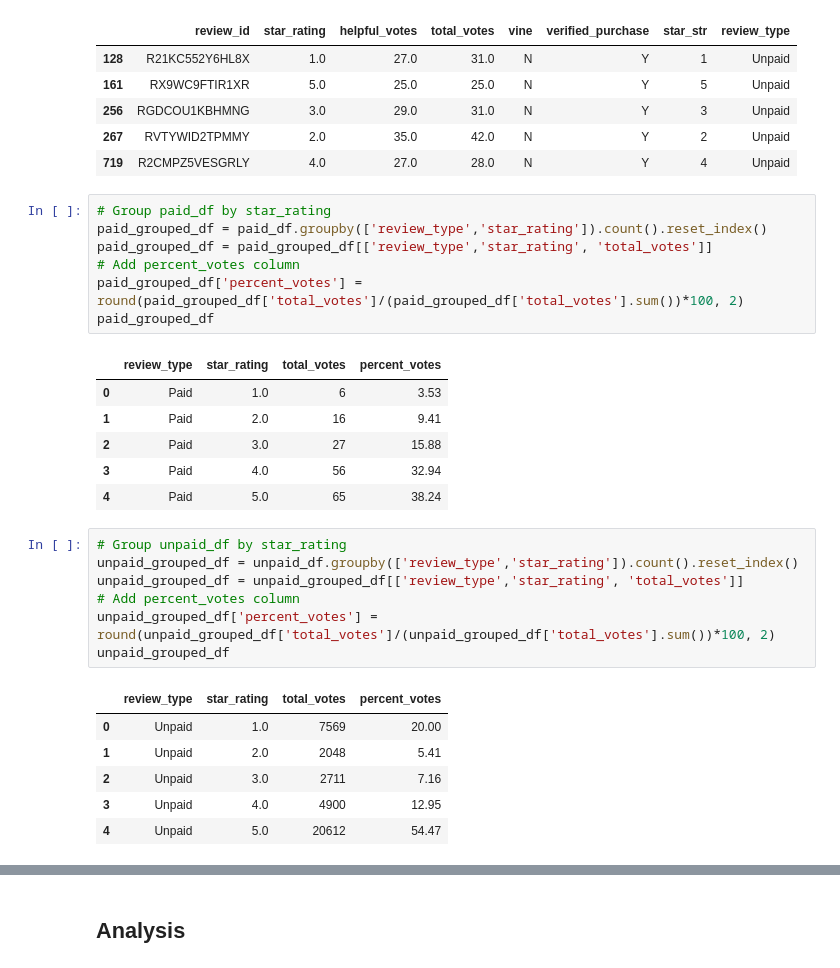
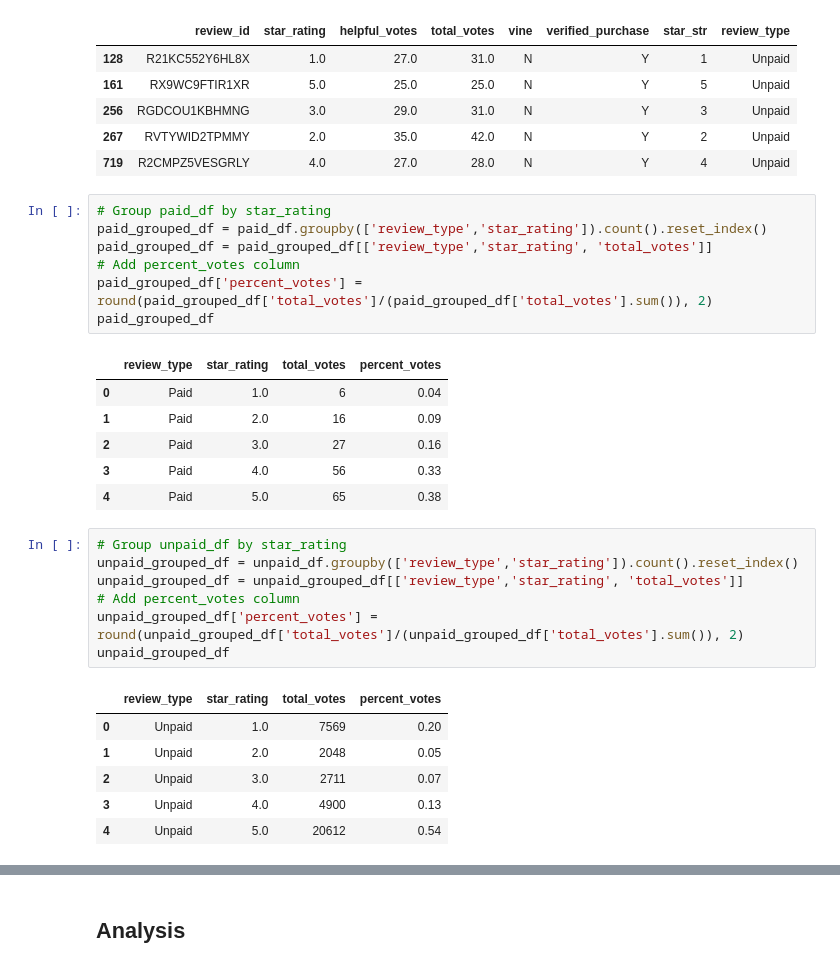
Before and after one commit to amberteets/amazon-vine-analysis, a Jupyter notebook: Vine_Review_Analysis.ipynb, the cells around one changed output, grey strips where cells are left out. Saved outputs shown, nothing was run; the diff lists cells and outputs as text.

```diff
--- a/Vine_Review_Analysis.ipynb
+++ b/Vine_Review_Analysis.ipynb
@@ -131,31 +131,31 @@ unpaid_df.head()
 # %%
 # Group paid_df by star_rating
 paid_grouped_df = paid_df.groupby(['review_type','star_rating']).count().reset_index()
 paid_grouped_df = paid_grouped_df[['review_type','star_rating', 'total_votes']]
 # Add percent_votes column
-paid_grouped_df['percent_votes'] = round(paid_grouped_df['total_votes']/(paid_grouped_df['total_votes'].sum())*100, 2)
+paid_grouped_df['percent_votes'] = round(paid_grouped_df['total_votes']/(paid_grouped_df['total_votes'].sum()), 2)
 paid_grouped_df
 # %% [output]
 |  | review_type | star_rating | total_votes | percent_votes |
-| 0 | Paid | 1.0 | 6 | 3.53 |
-| 1 | Paid | 2.0 | 16 | 9.41 |
-| 2 | Paid | 3.0 | 27 | 15.88 |
-| 3 | Paid | 4.0 | 56 | 32.94 |
-| 4 | Paid | 5.0 | 65 | 38.24 |
+| 0 | Paid | 1.0 | 6 | 0.04 |
+| 1 | Paid | 2.0 | 16 | 0.09 |
+| 2 | Paid | 3.0 | 27 | 0.16 |
+| 3 | Paid | 4.0 | 56 | 0.33 |
+| 4 | Paid | 5.0 | 65 | 0.38 |
 # %%
 # Group unpaid_df by star_rating
 unpaid_grouped_df = unpaid_df.groupby(['review_type','star_rating']).count().reset_index()
 unpaid_grouped_df = unpaid_grouped_df[['review_type','star_rating', 'total_votes']]
 # Add percent_votes column
-unpaid_grouped_df['percent_votes'] = round(unpaid_grouped_df['total_votes']/(unpaid_grouped_df['total_votes'].sum())*100, 2)
+unpaid_grouped_df['percent_votes'] = round(unpaid_grouped_df['total_votes']/(unpaid_grouped_df['total_votes'].sum()), 2)
 unpaid_grouped_df
 # %% [output]
 |  | review_type | star_rating | total_votes | percent_votes |
-| 0 | Unpaid | 1.0 | 7569 | 20.00 |
-| 1 | Unpaid | 2.0 | 2048 | 5.41 |
-| 2 | Unpaid | 3.0 | 2711 | 7.16 |
-| 3 | Unpaid | 4.0 | 4900 | 12.95 |
-| 4 | Unpaid | 5.0 | 20612 | 54.47 |
+| 0 | Unpaid | 1.0 | 7569 | 0.20 |
+| 1 | Unpaid | 2.0 | 2048 | 0.05 |
+| 2 | Unpaid | 3.0 | 2711 | 0.07 |
+| 3 | Unpaid | 4.0 | 4900 | 0.13 |
+| 4 | Unpaid | 5.0 | 20612 | 0.54 |
 # %%
 # Combined grouped DataFrames
 grouped_df = paid_grouped_df.append(unpaid_grouped_df).reset_index(drop=True)
```
Also changed, not shown: parts of 8 cells of this notebook, 3 other files.
